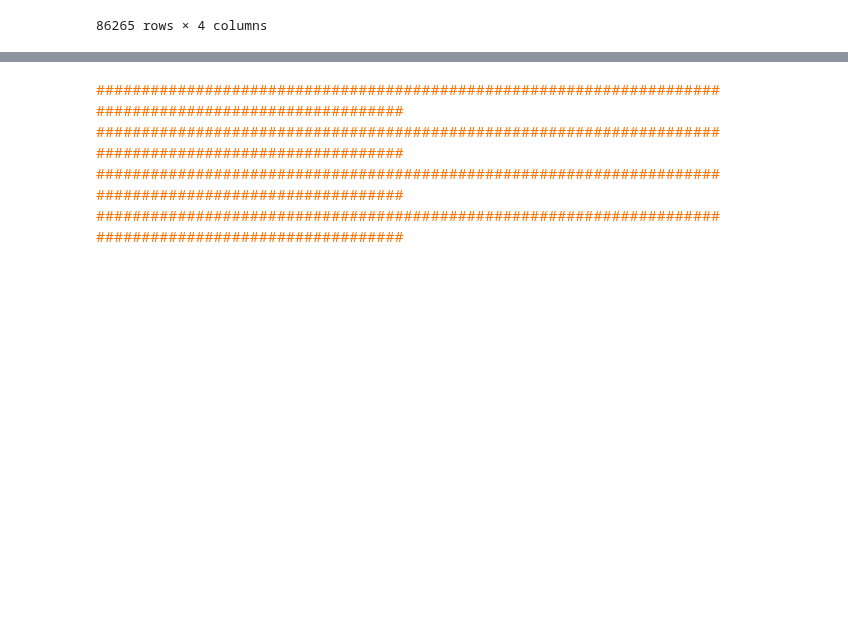
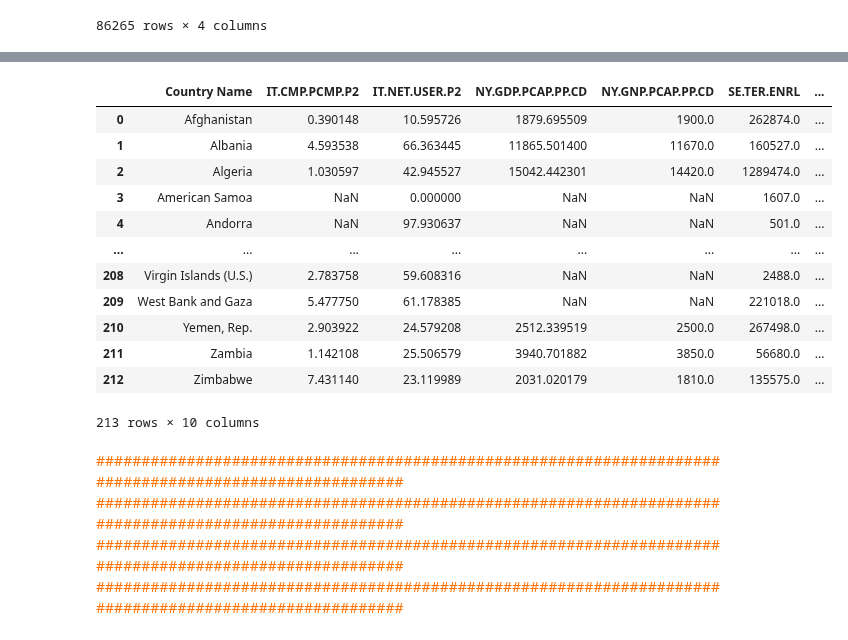
Before and after one commit to samirhinojosa/OC-P2-education-statistics, a Jupyter notebook: notebook.ipynb, the cells around one changed output, grey strips where cells are left out. Drawn from its saved outputs; the diff is of its cells as text; code cells hidden in the pictures; blank space fills up the shorter version.

Commit message:
Select the most recent values for each country considering the multiples indicators

```diff
--- a/notebook.ipynb
+++ b/notebook.ipynb
@@ -875,2 +879,7 @@ KeyError: 'Value'
+# %%
+df_to_work = pd.DataFrame(df_to_work).reset_index()
+# %%
+# Setting the name of the axis to delete the column "Indicator Code" of the dataset
+df_to_work = df_to_work.rename_axis(None, axis=1)
 # %%
 df_to_work
@@ -876,0 +942,2 @@ df_to_work
+# %%
+df_to_work_indicators_by_country = df_to_work.groupby("Country Name", as_index=False).last()
@@ -877,3 +946,19 @@ df_to_work
+# %%
+df_to_work_indicators_by_country
+# %% [output]
+|  | Country Name | IT.CMP.PCMP.P2 | IT.NET.USER.P2 | NY.GDP.PCAP.PP.CD | NY.GNP.PCAP.PP.CD | SE.TER.ENRL | ... |
+| 0 | Afghanistan | 0.390148 | 10.595726 | 1879.695509 | 1900.0 | 262874.0 | ... |
+| 1 | Albania | 4.593538 | 66.363445 | 11865.501400 | 11670.0 | 160527.0 | ... |
+| 2 | Algeria | 1.030597 | 42.945527 | 15042.442301 | 14420.0 | 1289474.0 | ... |
+| 3 | American Samoa | NaN | 0.000000 | NaN | NaN | 1607.0 | ... |
+| 4 | Andorra | NaN | 97.930637 | NaN | NaN | 501.0 | ... |
+| ... | ... | ... | ... | ... | ... | ... | ... |
+| 208 | Virgin Islands (U.S.) | 2.783758 | 59.608316 | NaN | NaN | 2488.0 | ... |
+| 209 | West Bank and Gaza | 5.477750 | 61.178385 | NaN | NaN | 221018.0 | ... |
+| 210 | Yemen, Rep. | 2.903922 | 24.579208 | 2512.339519 | 2500.0 | 267498.0 | ... |
+| 211 | Zambia | 1.142108 | 25.506579 | 3940.701882 | 3850.0 | 56680.0 | ... |
+| 212 | Zimbabwe | 7.431140 | 23.119989 | 2031.020179 | 1810.0 | 135575.0 | ... |
+213 rows × 10 columns
 # %% [markdown]
 <div style="color: RGB(255,114,0);">
 #######################################################################################################
```
Also changed, not shown: parts of 15 cells of this notebook.
